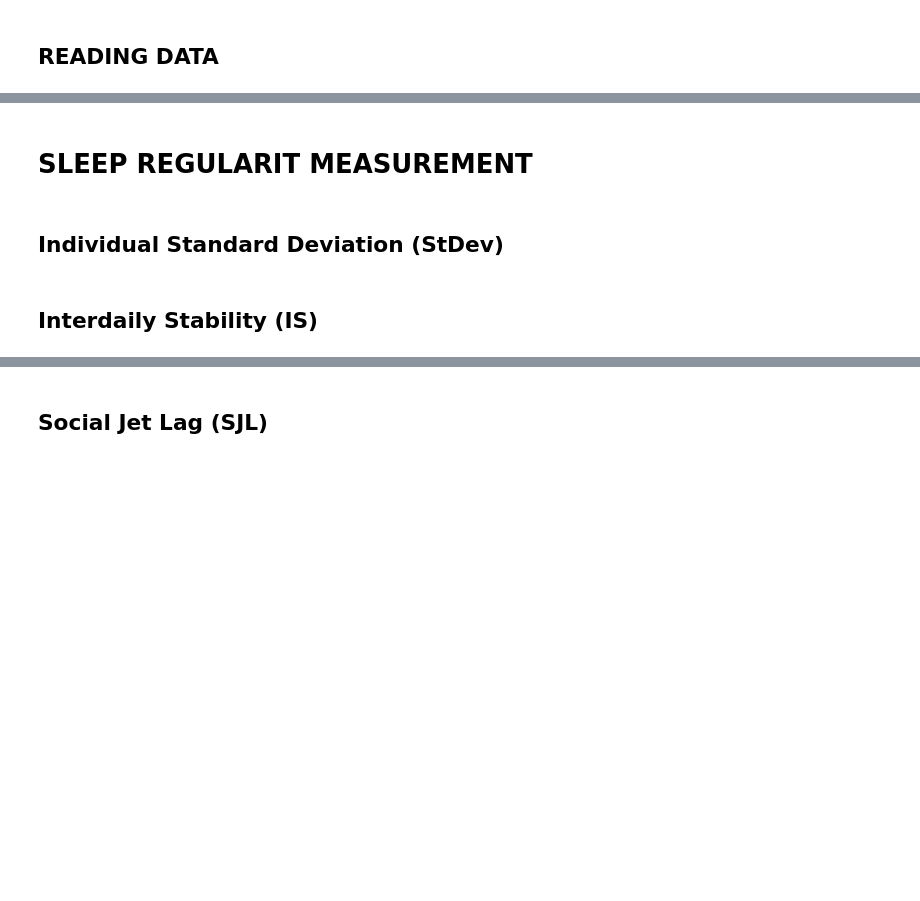
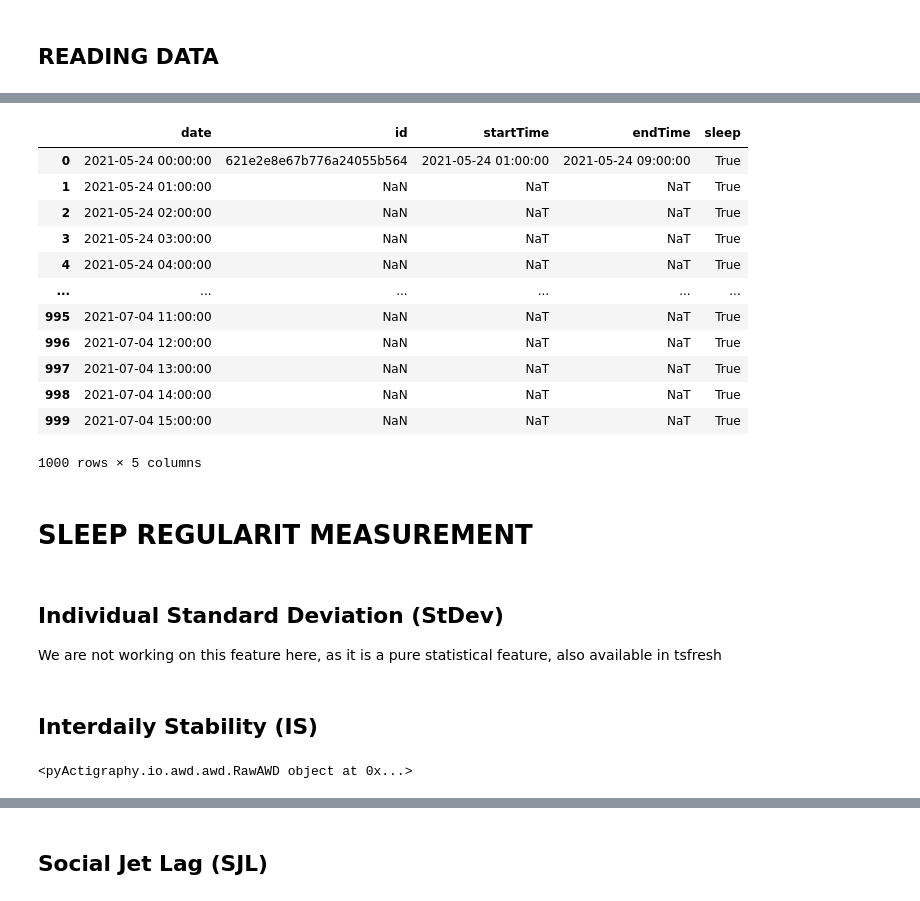
Before and after one commit to kcristinaa/RAIS-miniproject, a Jupyter notebook: notebooks_feature_engineering/sleep_regularity_measurement.ipynb, the cells around one changed output, grey strips where cells are left out. Drawn from its saved outputs; the diff is of its cells as text; code cells hidden in the pictures; blank space fills up the shorter version.

```diff
--- a/notebooks_feature_engineering/sleep_regularity_measurement.ipynb
+++ b/notebooks_feature_engineering/sleep_regularity_measurement.ipynb
@@ -45,0 +46,10 @@ df_sleep.head()
+# %%
+# Calculate sleep time ranges per day
+df_intraday = df_sleep[['id', 'date', 'startTime', 'endTime']]
+df_intraday.date = pd.to_datetime(df_intraday.date)
+df_intraday.startTime = pd.to_datetime(df_intraday.startTime)
+df_intraday.endTime = pd.to_datetime(df_intraday.endTime)
+df_intraday.drop_duplicates(subset=['date', 'id'], inplace=True)
+df_intraday['startTime'] = df_intraday['startTime'].dt.round('H')
+df_intraday['endTime'] = df_intraday['endTime'].dt.round('H')
+df_intraday.head()
@@ -45,0 +142,8 @@ df_sleep.head()
+# %%
+#groupby, resample and interpolate
+df_intraday.drop('time_range', axis=1, inplace=True)
+df_users = df_intraday.groupby('id').apply(lambda x : x.set_index('date')
+                                           .resample('1H')
+                                           .asfreq()
+                                           ).reset_index(level=0, drop=True).reset_index()
+df_users.head(1000)
@@ -46,6 +168,32 @@ df_sleep.head()
+# %%
+df_users.loc[:, 'sleep'] = df_users.date.apply(lambda d: d in timestamps.values)
+df_users.head(1000)
+# %% [output]
+|  | date | id | startTime | endTime | sleep |
+| 0 | 2021-05-24 00:00:00 | 621e2e8e67b776a24055b564 | 2021-05-24 01:00:00 | 2021-05-24 09:00:00 | True |
+| 1 | 2021-05-24 01:00:00 | NaN | NaT | NaT | True |
+| 2 | 2021-05-24 02:00:00 | NaN | NaT | NaT | True |
+| 3 | 2021-05-24 03:00:00 | NaN | NaT | NaT | True |
+| 4 | 2021-05-24 04:00:00 | NaN | NaT | NaT | True |
+| ... | ... | ... | ... | ... | ... |
+| 995 | 2021-07-04 11:00:00 | NaN | NaT | NaT | True |
+| 996 | 2021-07-04 12:00:00 | NaN | NaT | NaT | True |
+| 997 | 2021-07-04 13:00:00 | NaN | NaT | NaT | True |
+| 998 | 2021-07-04 14:00:00 | NaN | NaT | NaT | True |
+| 999 | 2021-07-04 15:00:00 | NaN | NaT | NaT | True |
+1000 rows × 5 columns
 # %% [markdown]
 # SLEEP REGULARIT MEASUREMENT
-# %% [markdown]
-## Individual Standard Deviation (StDev)
+# %% [markdown]
+## Individual Standard Deviation (StDev)
+We are not working on this feature here, as it is a pure statistical feature, also available in tsfresh
 # %% [markdown]
 ## Interdaily Stability (IS)
+# %%
+import pyActigraphy
+import os
+fpath = os.path.join(os.path.dirname(pyActigraphy.__file__),'tests/data/')
+raw = pyActigraphy.io.read_raw_awd(fpath+'example_01.AWD')
+print(raw)
+# %% [output]
+<pyActigraphy.io.awd.awd.RawAWD object at 0x...>
```
Also changed, not shown: parts of 16 cells of this notebook, 5 other files.
